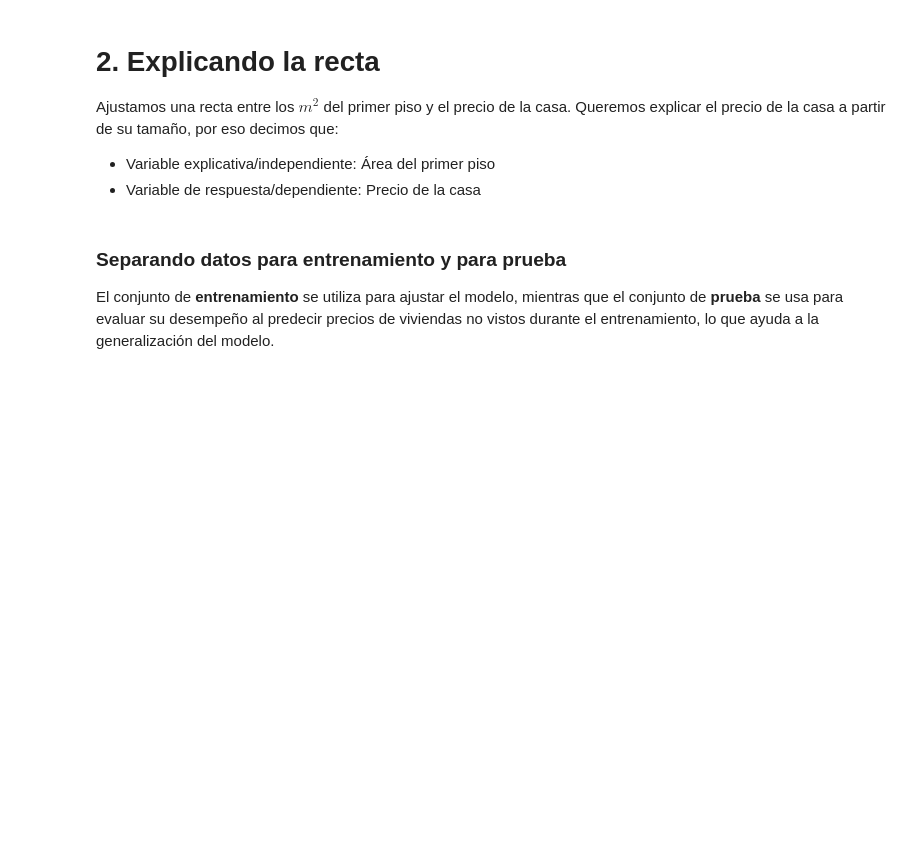
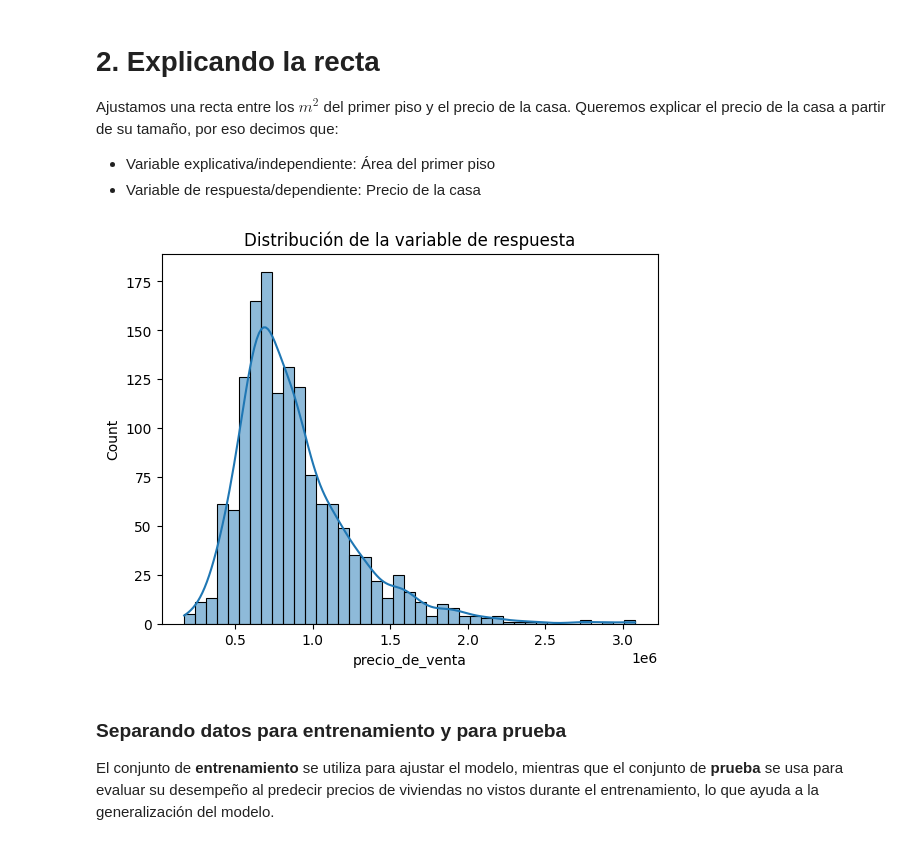
Before and after one commit to JLuceroVasquez/data-science-probando-relaciones-con-regresion-lineal, a Jupyter notebook: precios_de_inmuebles_regresion_lineal.ipynb, the cells around one changed output. Drawn from its saved outputs; the diff is of its cells as text; code cells hidden in the pictures; blank space fills up the shorter version.

```diff
--- a/precios_de_inmuebles_regresion_lineal.ipynb
+++ b/precios_de_inmuebles_regresion_lineal.ipynb
@@ -157,3 +166,10 @@ Ajustamos una recta entre los $m^2$ del primer piso y el precio de la casa. Quer
+# %%
+#Quién es nuestra variable de respuesta?
+sns.histplot(data= datos, x='precio_de_venta', kde=True)
+plt.title('Distribución de la variable de respuesta')
+plt.show()
+# %% [output]
+[figure, added]
 # %% [markdown]
 ### Separando datos para entrenamiento y para prueba
 
```
Also changed, not shown: parts of 11 cells of this notebook.
